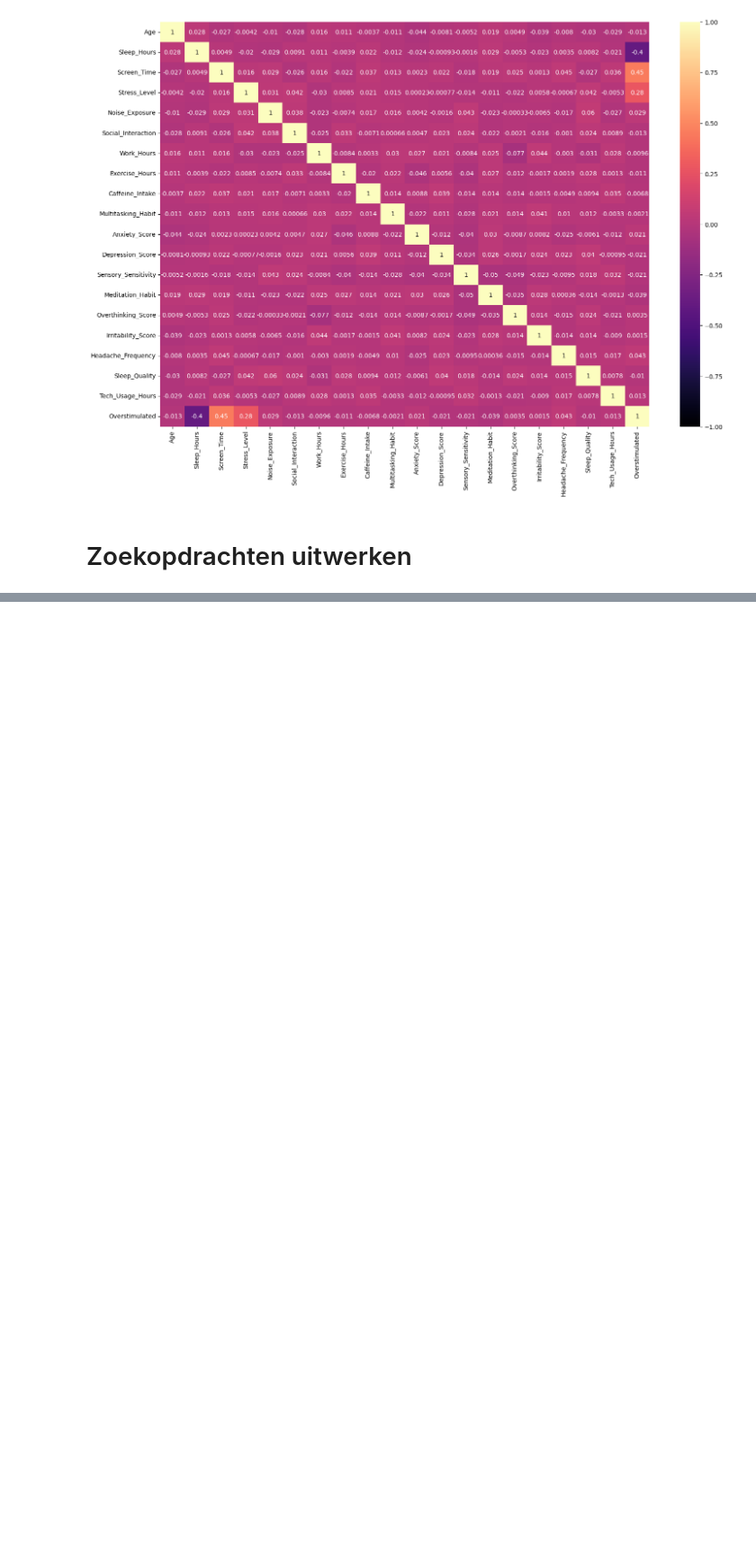
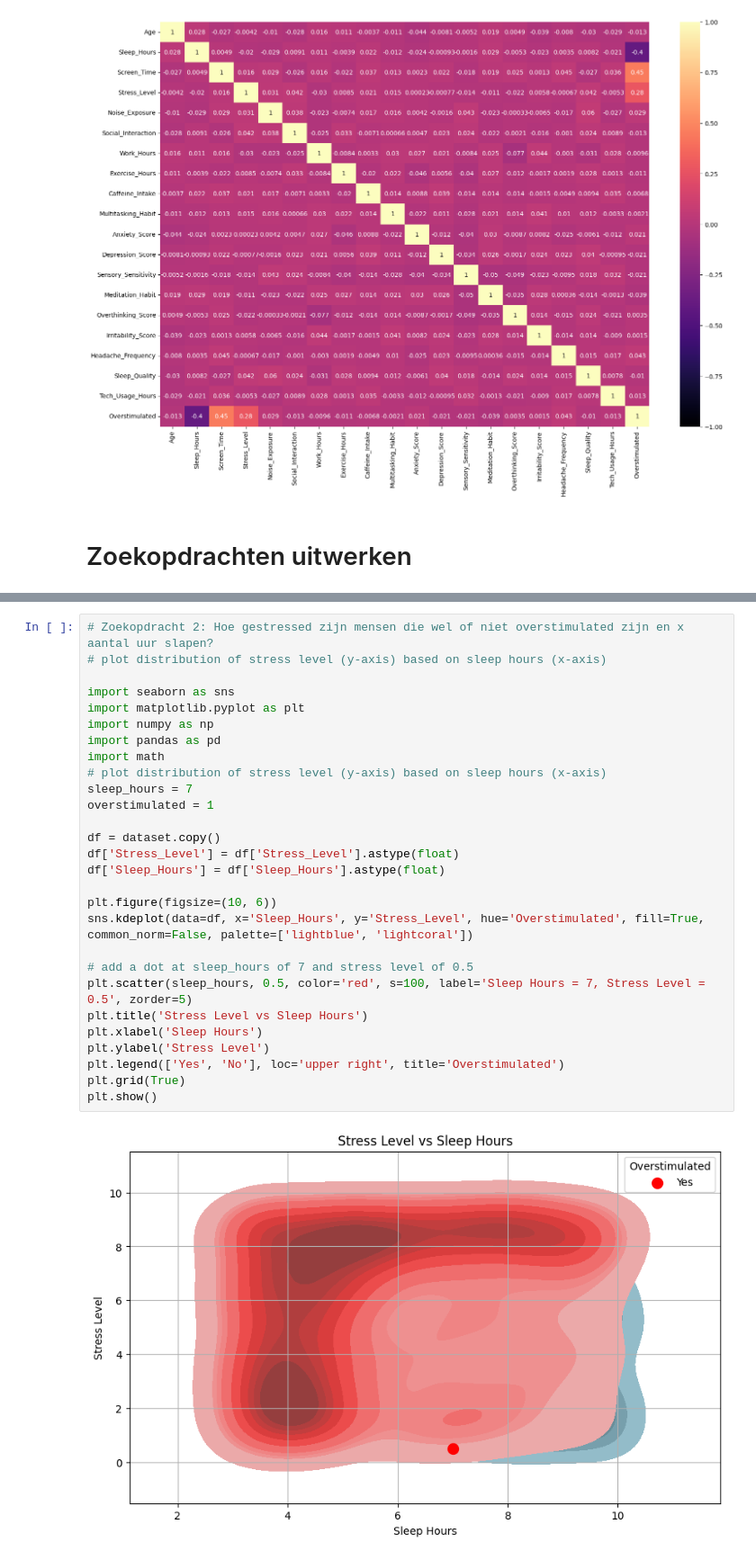
Before and after one commit to vinnikalessia/Eindproject_overstimulation_and_lifestyle, a Jupyter notebook: Voorbereiding.ipynb, the cells around one changed output, grey strips where cells are left out. Shown at 90% size. Drawn from its saved outputs; the diff is of its cells as text; blank space fills up the shorter version.

```diff
--- a/Voorbereiding.ipynb
+++ b/Voorbereiding.ipynb
@@ -300,0 +225,30 @@ Of 42 people, 26 are overstimulated at the age 21
+# %%
+# Zoekopdracht 2: Hoe gestressed zijn mensen die wel of niet overstimulated zijn en x aantal uur slapen?
+# plot distribution of stress level (y-axis) based on sleep hours (x-axis)
+
+import seaborn as sns
+import matplotlib.pyplot as plt
+import numpy as np
+import pandas as pd
+import math
+# plot distribution of stress level (y-axis) based on sleep hours (x-axis)
+sleep_hours = 7
+overstimulated = 1
+
+df = dataset.copy()
+df['Stress_Level'] = df['Stress_Level'].astype(float)
+df['Sleep_Hours'] = df['Sleep_Hours'].astype(float)
+
+plt.figure(figsize=(10, 6))
+sns.kdeplot(data=df, x='Sleep_Hours', y='Stress_Level', hue='Overstimulated', fill=True, common_norm=False, palette=['lightblue', 'lightcoral'])
+
+# add a dot at sleep_hours of 7 and stress level of 0.5
+plt.scatter(sleep_hours, 0.5, color='red', s=100, label='Sleep Hours = 7, Stress Level = 0.5', zorder=5)
+plt.title('Stress Level vs Sleep Hours')
+plt.xlabel('Sleep Hours')
+plt.ylabel('Stress Level')
+plt.legend(['Yes', 'No'], loc='upper right', title='Overstimulated')
+plt.grid(True)
+plt.show()
+# %% [output]
+[figure, added]
```
Also changed, not shown: parts of 16 cells of this notebook, 11 other files.
